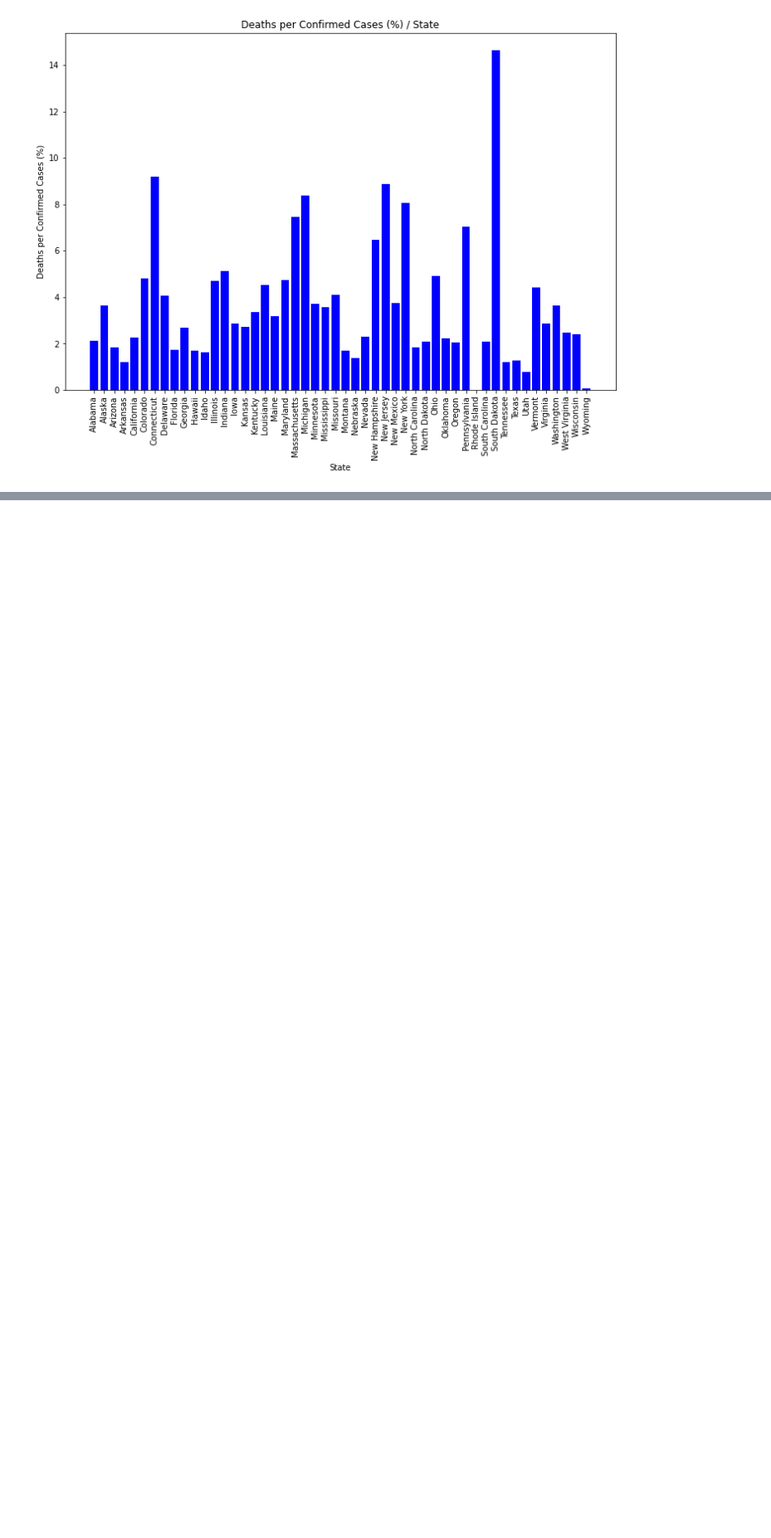
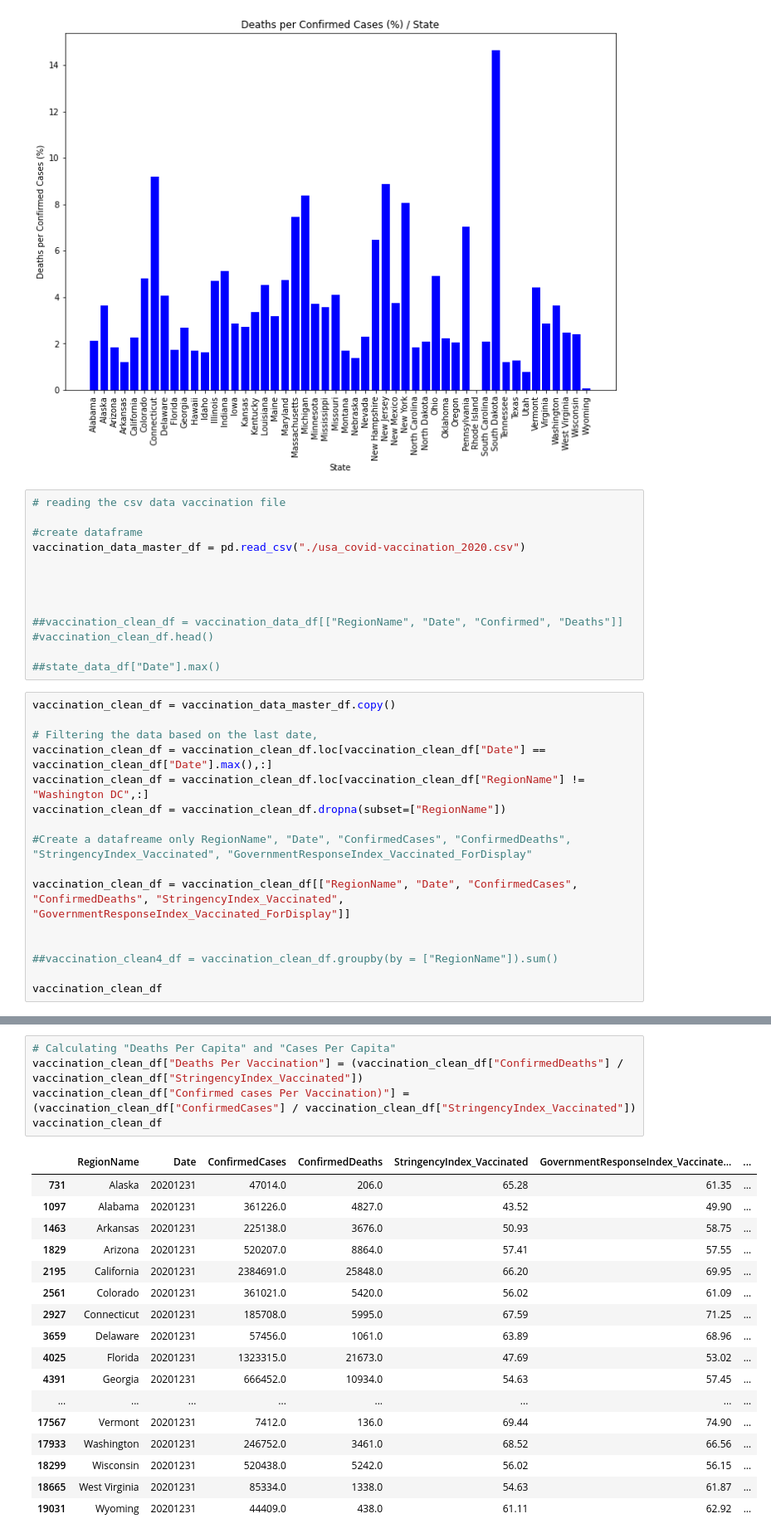
Before and after one commit to MechaBirdzilla/Project-1, a Jupyter notebook: dataframes.ipynb, the cells around one changed output, grey strips where cells are left out. Shown at 83% size. Cells and saved outputs as stored; diff of their text form; blank space fills up the shorter version.

Commit message:
Started the manipulation of the csv file containing vaccination data

```diff
--- a/dataframes.ipynb
+++ b/dataframes.ipynb
@@ -173,3 +173,32 @@ plt.xticks(rotation="vertical")
 plt.show()
 # %% [output]
 [figure]
+# %%
+# reading the csv data vaccination file
+
+#create dataframe
+vaccination_data_master_df = pd.read_csv("./usa_covid-vaccination_2020.csv")
+
+
+
+
+##vaccination_clean_df = vaccination_data_df[["RegionName", "Date", "Confirmed", "Deaths"]]
+#vaccination_clean_df.head()
+
+##state_data_df["Date"].max()
+# %%
+vaccination_clean_df = vaccination_data_master_df.copy()
+
+# Filtering the data based on the last date,
+vaccination_clean_df = vaccination_clean_df.loc[vaccination_clean_df["Date"] == vaccination_clean_df["Date"].max(),:]
+vaccination_clean_df = vaccination_clean_df.loc[vaccination_clean_df["RegionName"] != "Washington DC",:]
+vaccination_clean_df = vaccination_clean_df.dropna(subset=["RegionName"])
+
+#Create a datafreame only RegionName", "Date", "ConfirmedCases", "ConfirmedDeaths", "StringencyIndex_Vaccinated", "GovernmentResponseIndex_Vaccinated_ForDisplay"
+
+vaccination_clean_df = vaccination_clean_df[["RegionName", "Date", "ConfirmedCases", "ConfirmedDeaths", "StringencyIndex_Vaccinated", "GovernmentResponseIndex_Vaccinated_ForDisplay"]]
+
+
+##vaccination_clean4_df = vaccination_clean_df.groupby(by = ["RegionName"]).sum()
+
+vaccination_clean_df
@@ -175,0 +223,23 @@ plt.show()
+# %%
+# Calculating "Deaths Per Capita" and "Cases Per Capita"
+vaccination_clean_df["Deaths Per Vaccination"] = (vaccination_clean_df["ConfirmedDeaths"] / vaccination_clean_df["StringencyIndex_Vaccinated"])
+vaccination_clean_df["Confirmed cases Per Vaccination)"] = (vaccination_clean_df["ConfirmedCases"] / vaccination_clean_df["StringencyIndex_Vaccinated"])
+vaccination_clean_df
+# %% [output]
+|  | RegionName | Date | ConfirmedCases | ConfirmedDeaths | StringencyIndex_Vaccinated | GovernmentResponseIndex_Vaccinate... | ... |
+| 731 | Alaska | 20201231 | 47014.0 | 206.0 | 65.28 | 61.35 | ... |
+| 1097 | Alabama | 20201231 | 361226.0 | 4827.0 | 43.52 | 49.90 | ... |
+| 1463 | Arkansas | 20201231 | 225138.0 | 3676.0 | 50.93 | 58.75 | ... |
+| 1829 | Arizona | 20201231 | 520207.0 | 8864.0 | 57.41 | 57.55 | ... |
+| 2195 | California | 20201231 | 2384691.0 | 25848.0 | 66.20 | 69.95 | ... |
+| 2561 | Colorado | 20201231 | 361021.0 | 5420.0 | 56.02 | 61.09 | ... |
+| 2927 | Connecticut | 20201231 | 185708.0 | 5995.0 | 67.59 | 71.25 | ... |
+| 3659 | Delaware | 20201231 | 57456.0 | 1061.0 | 63.89 | 68.96 | ... |
+| 4025 | Florida | 20201231 | 1323315.0 | 21673.0 | 47.69 | 53.02 | ... |
+| 4391 | Georgia | 20201231 | 666452.0 | 10934.0 | 54.63 | 57.45 | ... |
+| ... | ... | ... | ... | ... | ... | ... | ... |
+| 17567 | Vermont | 20201231 | 7412.0 | 136.0 | 69.44 | 74.90 | ... |
+| 17933 | Washington | 20201231 | 246752.0 | 3461.0 | 68.52 | 66.56 | ... |
+| 18299 | Wisconsin | 20201231 | 520438.0 | 5242.0 | 56.02 | 56.15 | ... |
+| 18665 | West Virginia | 20201231 | 85334.0 | 1338.0 | 54.63 | 61.87 | ... |
+| 19031 | Wyoming | 20201231 | 44409.0 | 438.0 | 61.11 | 62.92 | ... |
```
Also changed, not shown: parts of 2 cells of this notebook, 1 other file.
